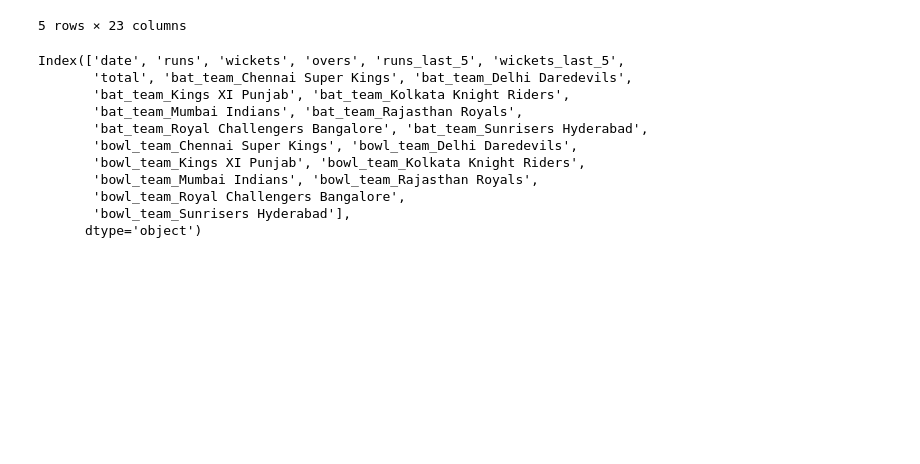
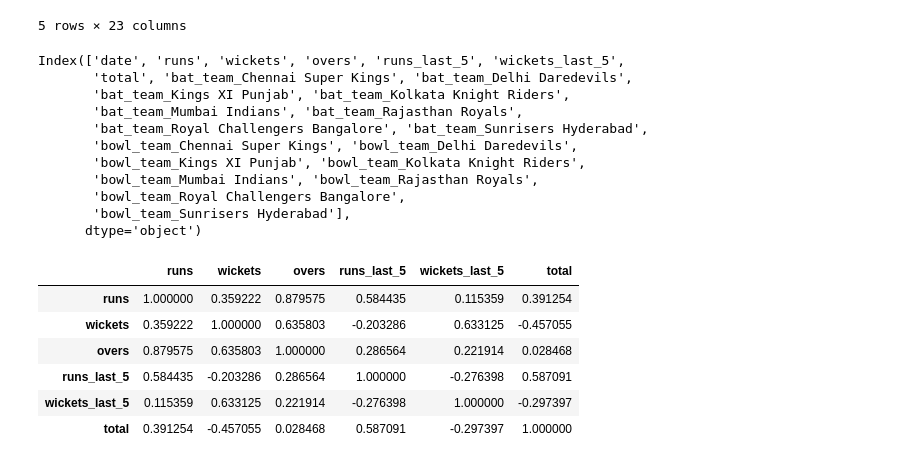
Before and after one commit to ajin513/AJIN-IPL-SCORE-PREDICTOR, a Jupyter notebook: First Innings Score Predictor.ipynb, the cells around one changed output. Cells and saved outputs as stored; diff of their text form; code cells hidden in the pictures; blank space fills up the shorter version.

Commit message:
Final Commit
Last Commit

```diff
--- a/First Innings Score Predictor.ipynb
+++ b/First Innings Score Predictor.ipynb
@@ -114,6 +115,16 @@ encoded_df = encoded_df[['date', 'bat_team_Chennai Super Kings', 'bat_team_Delhi
               'bowl_team_Kolkata Knight Riders', 'bowl_team_Mumbai Indians', 'bowl_team_Rajasthan Royals',
               'bowl_team_Royal Challengers Bangalore', 'bowl_team_Sunrisers Hyderabad',
               'overs', 'runs', 'wickets', 'runs_last_5', 'wickets_last_5', 'total']]
+# %%
+df.corr()
+# %% [output]
+|  | runs | wickets | overs | runs_last_5 | wickets_last_5 | total |
+| runs | 1.000000 | 0.359222 | 0.879575 | 0.584435 | 0.115359 | 0.391254 |
+| wickets | 0.359222 | 1.000000 | 0.635803 | -0.203286 | 0.633125 | -0.457055 |
+| overs | 0.879575 | 0.635803 | 1.000000 | 0.286564 | 0.221914 | 0.028468 |
+| runs_last_5 | 0.584435 | -0.203286 | 0.286564 | 1.000000 | -0.276398 | 0.587091 |
+| wickets_last_5 | 0.115359 | 0.633125 | 0.221914 | -0.276398 | 1.000000 | -0.297397 |
+| total | 0.391254 | -0.457055 | 0.028468 | 0.587091 | -0.297397 | 1.000000 |
 # %%
 # Splitting the data into train and test set
 X_train = encoded_df.drop(labels='total', axis=1)[encoded_df['date'].dt.year <= 2016]
```
Also changed, not shown: parts of 4 cells of this notebook, 2 other files.
